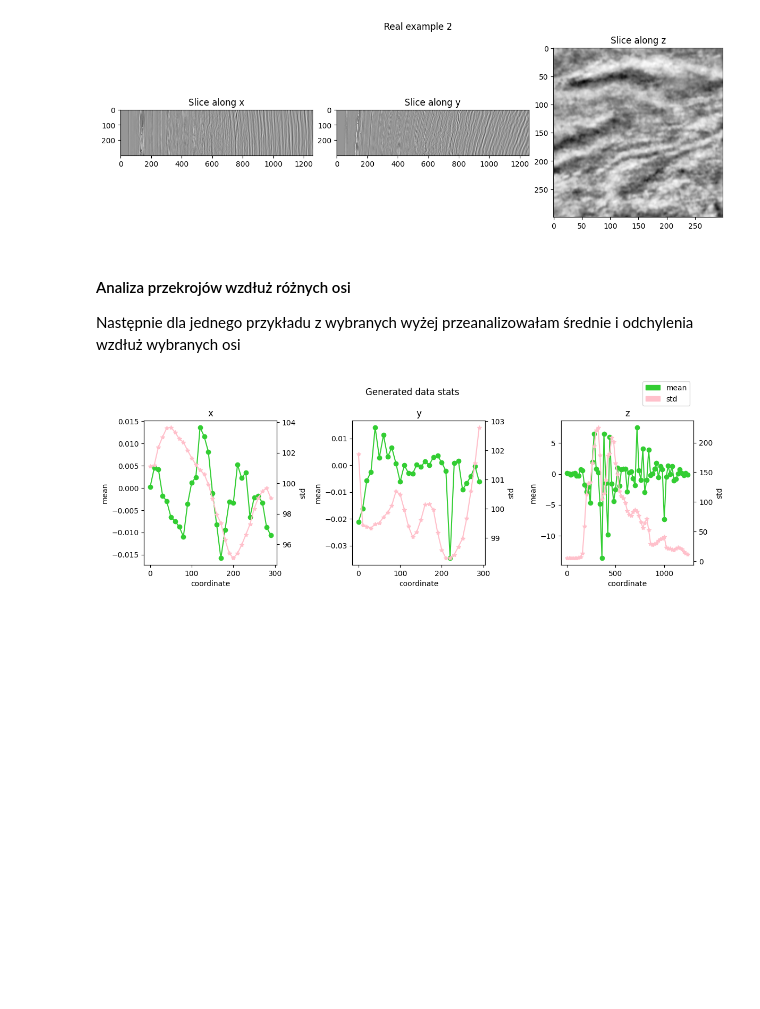
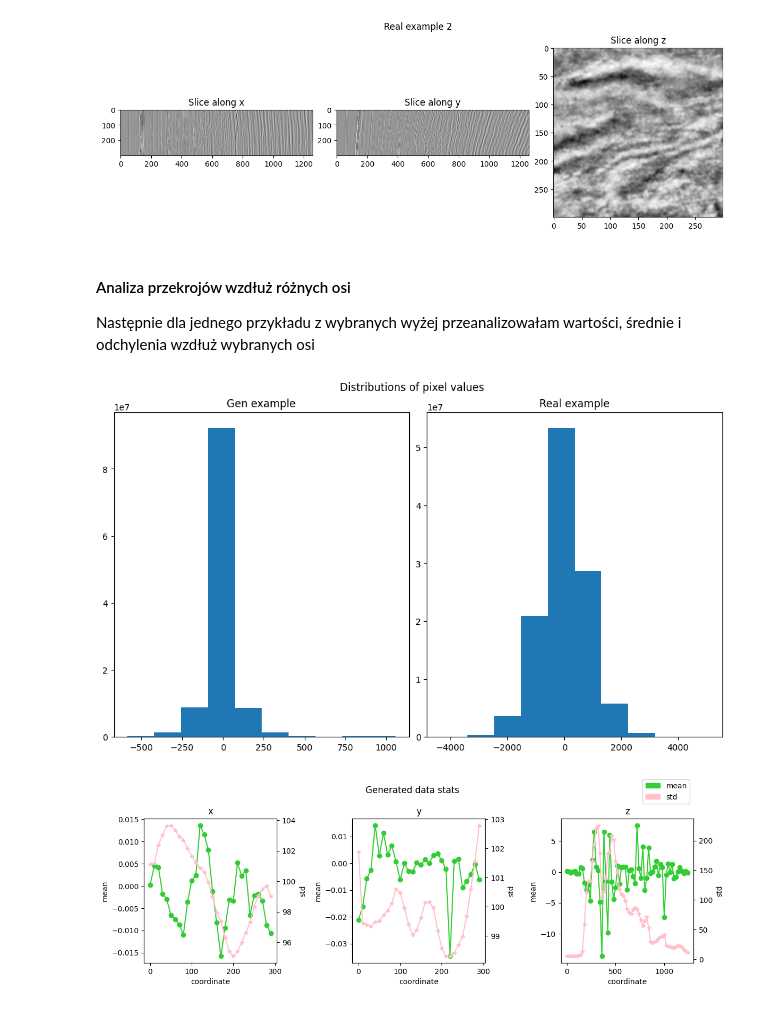
Before and after one commit to Solvro/ml-ptp-team2, a Jupyter notebook: notebooks/eda.ipynb, the cells around one changed output. Drawn from its saved outputs; the diff is of its cells as text; code cells hidden in the pictures; blank space fills up the shorter version.

```diff
--- a/notebooks/eda.ipynb
+++ b/notebooks/eda.ipynb
@@ -208,4 +179,15 @@ def plot_dist_along_each_dimension(volumin, title):
 # %% [markdown]
 #### Analiza przekrojów wzdłuż różnych osi
-Następnie dla jednego przykładu z wybranych wyżej przeanalizowałam średnie i odchylenia wzdłuż wybranych osi
+Następnie dla jednego przykładu z wybranych wyżej przeanalizowałam wartości, średnie i odchylenia wzdłuż wybranych osi
+# %%
+plt.figure(figsize=(10, 6), constrained_layout=True)
+plt.suptitle('Distributions of pixel values')
+plt.subplot(1, 2, 1)
+plt.title('Gen example')
+plt.hist(gen_examples[0].get_fdata().flatten())
+plt.subplot(1, 2, 2)
+plt.title('Real example')
+_ = plt.hist(real_examples[0].get_fdata().flatten())
+# %% [output]
+[figure, added]
 # %%
```
Also changed, not shown: parts of 44 cells of this notebook, 1 other file.
